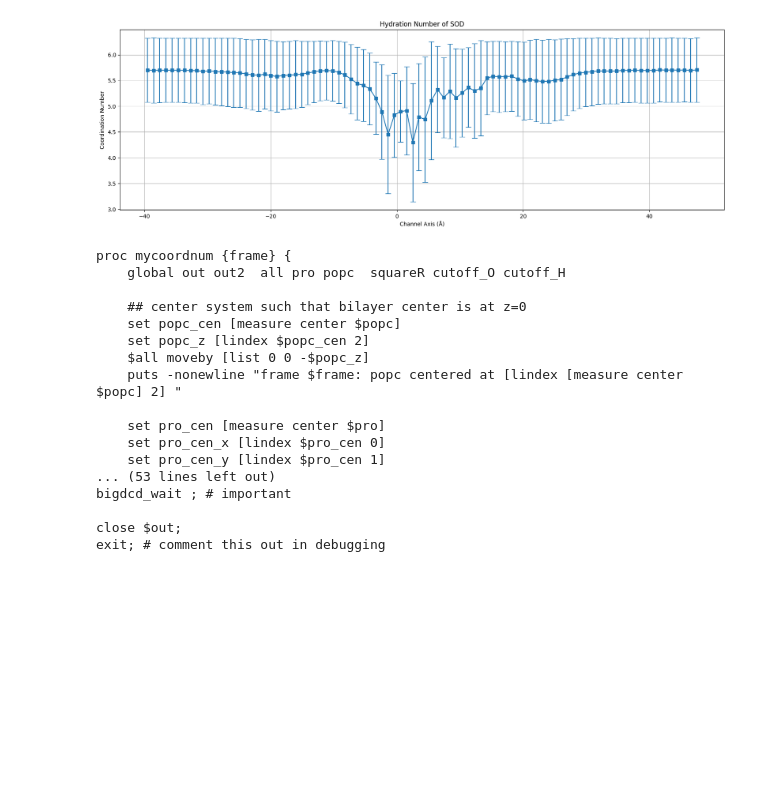
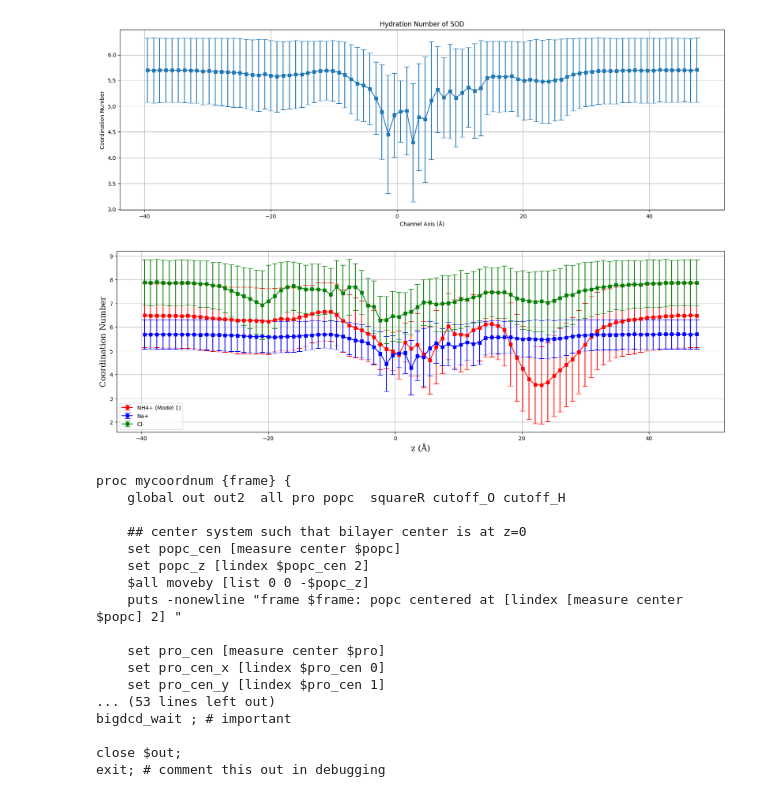
Before and after one commit to Heiley-W/project, a Jupyter notebook: hydration-number.ipynb, the cells around one changed output. Drawn from its saved outputs; the diff is of its cells as text; code cells hidden in the pictures; blank space fills up the shorter version.

```diff
--- a/hydration-number.ipynb
+++ b/hydration-number.ipynb
@@ -4,6 +4,9 @@
 import numpy as np
 import matplotlib.pyplot as plt
 from scipy.stats import binned_statistic
+
+font2 = {'family':'serif','size':15}
+
 
 def plot_settings(pos, hnum):
     num_bins = 90
@@ -15,9 +18,8 @@ def plot_settings(pos, hnum):
 
     plt.figure(figsize=(20, 6))
     plt.errorbar(bin_centers, bin_means, yerr=bin_std, fmt='s', ls="-", capsize=5)
-    plt.title("Hydration Number")
-    plt.xlabel("Channel Axis (Å)")
-    plt.ylabel("Coordination Number")
+    plt.xlabel("Channel Axis (Å)",fontdict = font2)
+    plt.ylabel("Coordination Number",fontdict = font2)
     plt.grid(True)
 # %% [markdown]
 ## 1. NH4+ ion
@@ -51,6 +53,65 @@ plt.title("Hydration Number of SOD")
 plt.show()
 # %% [output]
 [figure]
+# %%
+import numpy as np
+import matplotlib.pyplot as plt
+from scipy.stats import binned_statistic
+
+def plot_settings(pos, hnum, label, color):
+    num_bins = 90
+
+    bin_means, bin_edges, _ = binned_statistic(pos, hnum, statistic='mean', bins=num_bins, range=(min(pos), max(pos)))
+    bin_std, _, _ = binned_statistic(pos, hnum, statistic='std', bins=num_bins, range=(min(pos), max(pos)))
+
+    bin_centers = 0.5 * (bin_edges[1:] + bin_edges[:-1])
+
+    plt.errorbar(bin_centers, bin_means, yerr=bin_std, fmt='s', ls="-", capsize=5, label=label, color=color)
+
+# Create a single figure for all plots
+plt.figure(figsize=(20, 6))
+
+# Plot NH4 hydration numbers
+data = []
+for i in range(1, 4):
+    run_data = np.loadtxt(f'hydration-number/nh4cl-hnum/run{i}/nh4-in-pore.dat')
+    data.append(run_data)
+
+data = np.concatenate(data)
+pos = data[:, 2]
+hnum = data[:, 3]
+plot_settings(pos, hnum, 'NH4+ (Model 1)', 'red')
+
+# Plot SOD hydration numbers
+data = []
+for i in range(1, 7):
+    run_data = np.loadtxt(f'hydration-number/nacl-hnum/hnum_{i}/na-in-pore.dat')
+    data.append(run_data)
+
+data = np.concatenate(data)
+pos = data[:, 2]
+hnum = data[:, 3]
+plot_settings(pos, hnum, 'Na+', 'blue')
+
+data = []
+for i in range(1, 7):
+    run_data = np.loadtxt(f'hydration-number/nacl-hnum/hnum_{i}/cl-in-pore.dat')
+    data.append(run_data)
+
+data = np.concatenate(data)
+pos = data[:, 2]
+hnum = data[:, 3]
+plot_settings(pos, hnum, 'Cl-', 'green')
+
+# Finalize the plot
+plt.xlabel("z (Å)",fontdict = font2)
+plt.ylabel("Coordination Number",fontdict = font2)
+plt.grid(True)
+plt.legend(prop={'size': 10})
+plt.savefig('/Users/heiley/Desktop/SURP/poster/figures/diff-ion-hyd.png', dpi=500)
+plt.show()
+# %% [output]
+[figure, added]
 # %%
 !cat hydration-number/nh4cl-hnum/run1/nh4_in_pore.tcl
 # %% [output]
```
